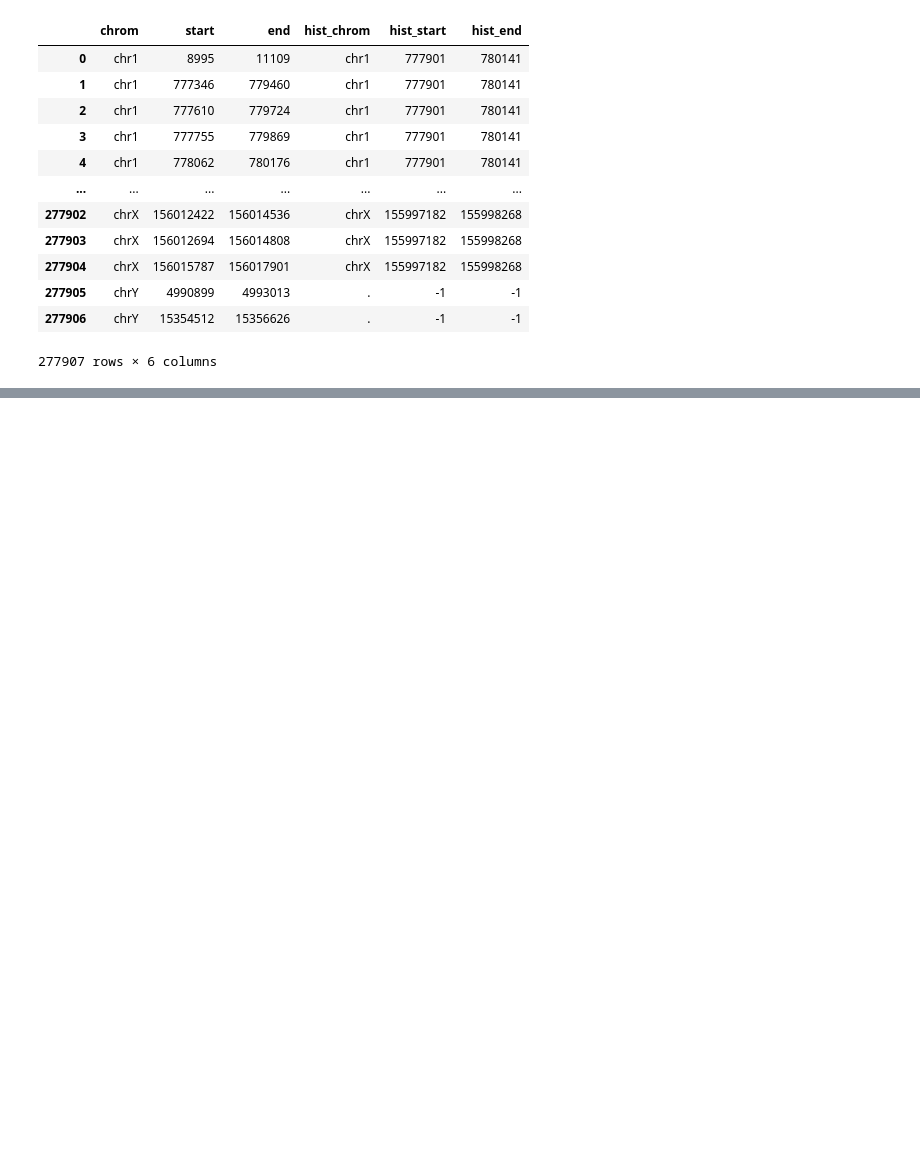
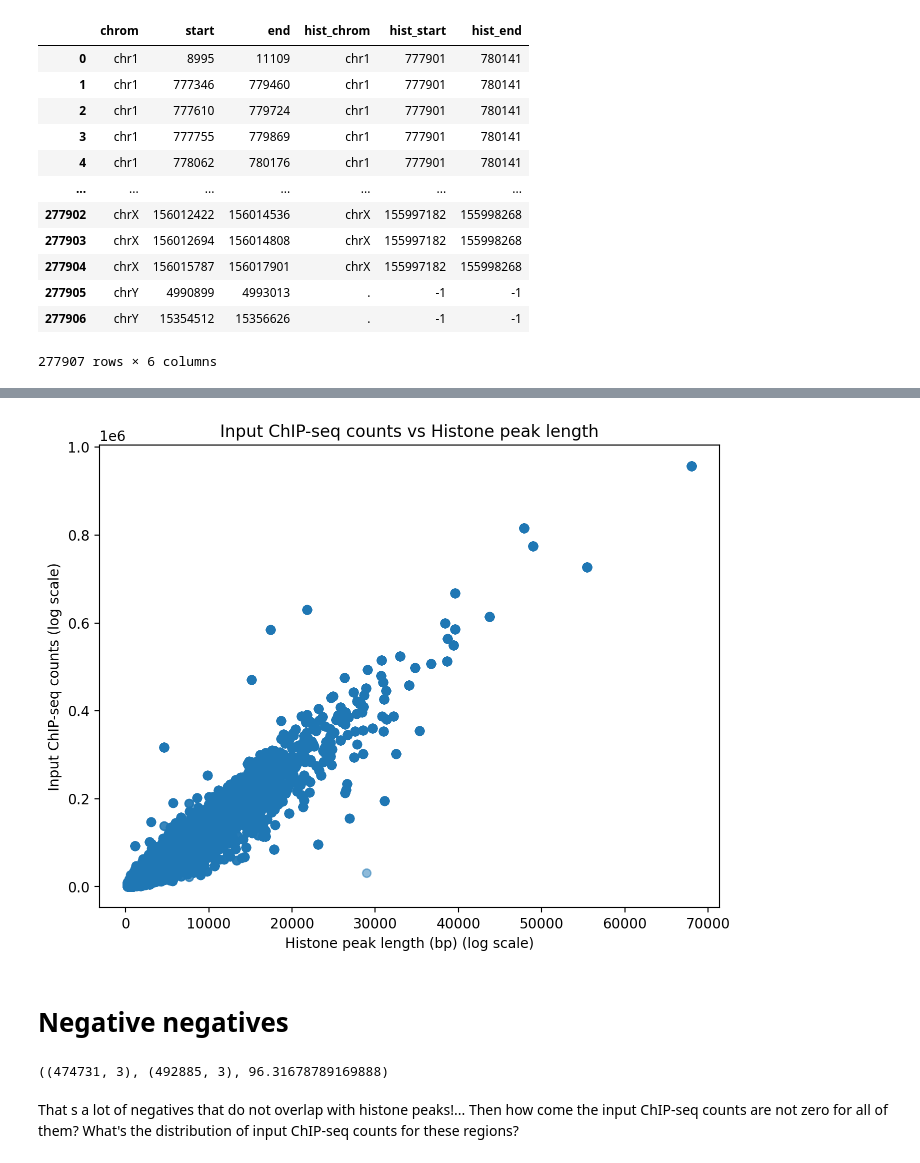
Before and after one commit to kundajelab/histobpnet, a Jupyter notebook: experiments/valeh/notebooks/12_21_2025.ipynb, the cells around one changed output, grey strips where cells are left out. Saved outputs shown, nothing was run; the diff lists cells and outputs as text; code cells hidden in the pictures; blank space fills up the shorter version.

```diff
--- a/experiments/valeh/notebooks/12_21_2025.ipynb
+++ b/experiments/valeh/notebooks/12_21_2025.ipynb
@@ -600,0 +584,14 @@ IndexError: invalid index to scalar variable.
+# %%
+# input_cst as a function of length
+plt.figure(figsize=(8,6))
+plt.scatter(atac_hgp_df["hist_length"], atac_hgp_df["inputc_cts"], alpha=0.5)
+# plt.xscale("log")
+# plt.yscale("log")
+plt.xlabel("Histone peak length (bp) (log scale)")
+plt.ylabel("Input ChIP-seq counts (log scale)")
+plt.title("Input ChIP-seq counts vs Histone peak length")
+plt.show()
+# %% [output]
+[figure, added]
+# %% [markdown]
+# Negative negatives
@@ -600,0 +649,6 @@ IndexError: invalid index to scalar variable.
+# %%
+nonpeaks_no_hist_df.shape, nonpeaks_df.shape, nonpeaks_no_hist_df.shape[0] * 100 / nonpeaks_df.shape[0]
+# %% [output]
+((474731, 3), (492885, 3), 96.31678789169888)
+# %% [markdown]
+That s a lot of negatives that do not overlap with histone peaks!... Then how come the input ChIP-seq counts are not zero for all of them? What's the distribution of input ChIP-seq counts for these regions?
```
Also changed, not shown: parts of 8 cells of this notebook, 19 other files.
